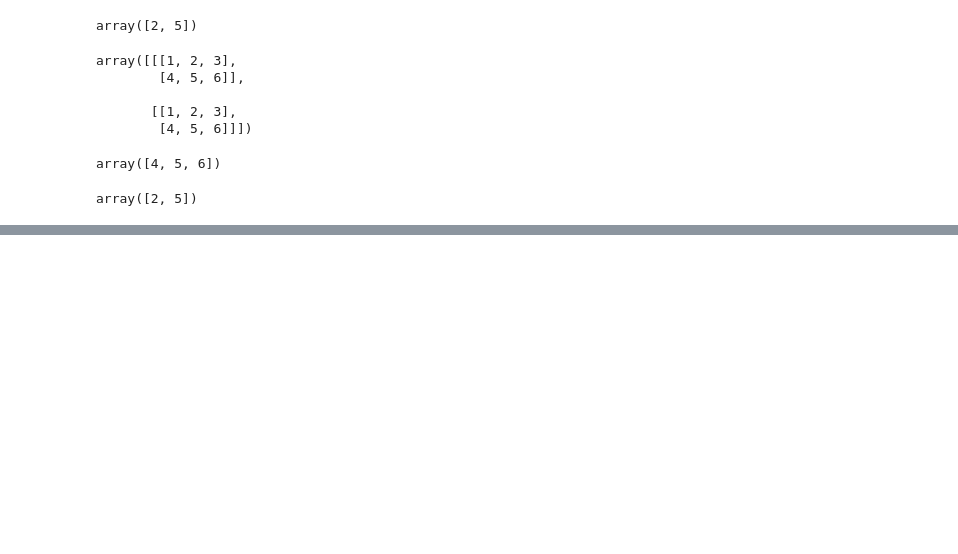
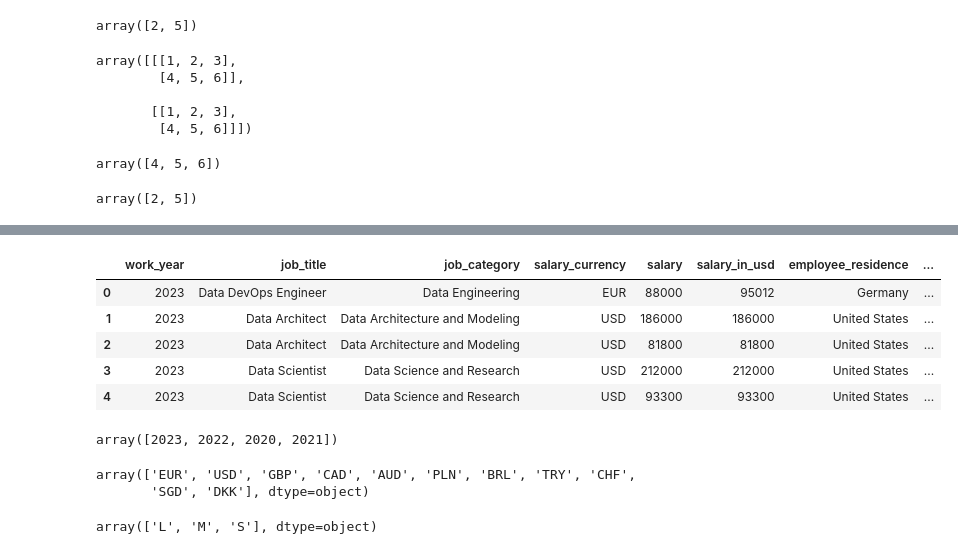
Before and after one commit to eda426/-gen-alan-hesaplama, a Jupyter notebook: verianalizive_yapayzekatümderslerim.ipynb, the cells around one changed output, grey strips where cells are left out. Cells and saved outputs as stored; diff of their text form; code cells hidden in the pictures; blank space fills up the shorter version.

```diff
--- a/verianalizive_yapayzekatümderslerim.ipynb
+++ b/verianalizive_yapayzekatümderslerim.ipynb
@@ -785,0 +1081,22 @@ array([2, 5])
+# %%
+df.head()
+# %% [output]
+|  | work_year | job_title | job_category | salary_currency | salary | salary_in_usd | employee_residence | ... |
+| 0 | 2023 | Data DevOps Engineer | Data Engineering | EUR | 88000 | 95012 | Germany | ... |
+| 1 | 2023 | Data Architect | Data Architecture and Modeling | USD | 186000 | 186000 | United States | ... |
+| 2 | 2023 | Data Architect | Data Architecture and Modeling | USD | 81800 | 81800 | United States | ... |
+| 3 | 2023 | Data Scientist | Data Science and Research | USD | 212000 | 212000 | United States | ... |
+| 4 | 2023 | Data Scientist | Data Science and Research | USD | 93300 | 93300 | United States | ... |
+# %%
+df["work_year"].unique()
+# %% [output]
+array([2023, 2022, 2020, 2021])
+# %%
+df["salary_currency"].unique()
+# %% [output]
+array(['EUR', 'USD', 'GBP', 'CAD', 'AUD', 'PLN', 'BRL', 'TRY', 'CHF',
+       'SGD', 'DKK'], dtype=object)
+# %%
+df["company_size"].unique()
+# %% [output]
+array(['L', 'M', 'S'], dtype=object)
```
Also changed, not shown: parts of 34 cells of this notebook.
